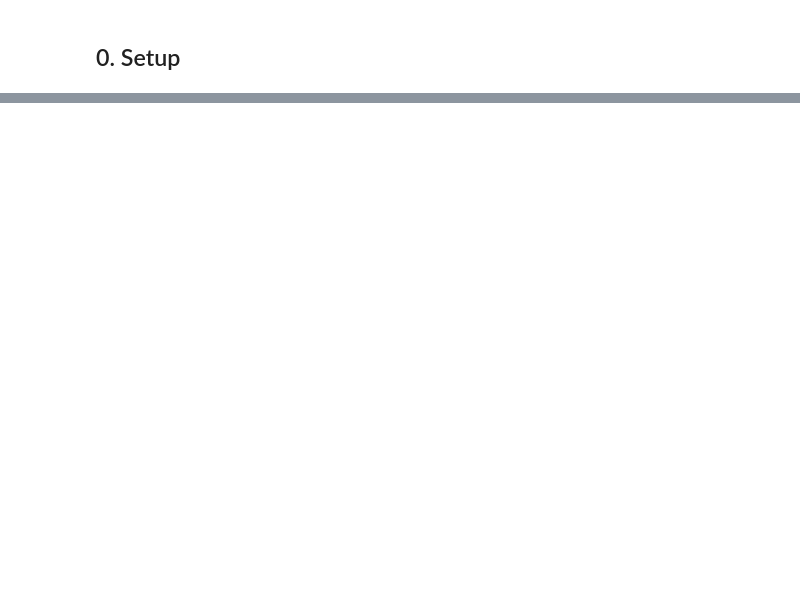
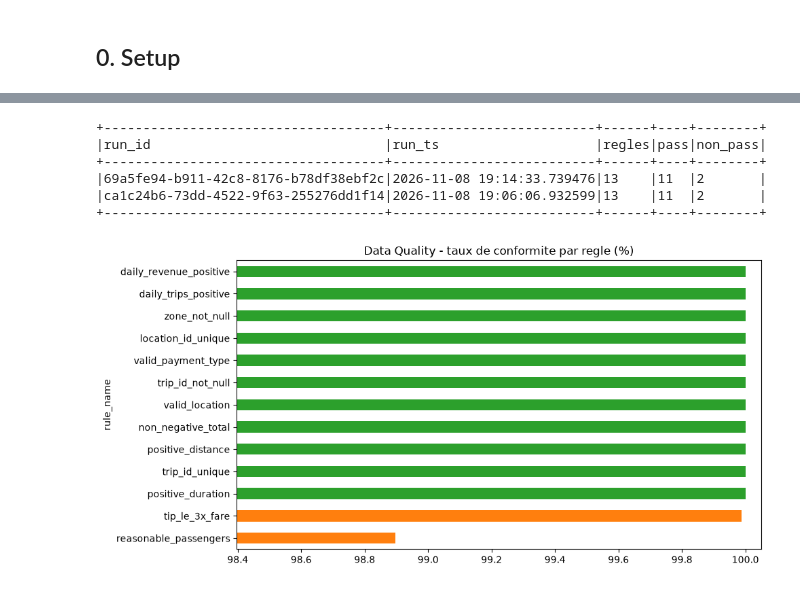
Before and after one commit to marouanemrf/Lakehouse-Databricks, a Jupyter notebook: Phase 06 — Data Quality.ipynb, the cells around one changed output, grey strips where cells are left out. Saved outputs shown, nothing was run; the diff lists cells and outputs as text; code cells hidden in the pictures; blank space fills up the shorter version.

```diff
--- a/Phase 06 — Data Quality.ipynb
+++ b/Phase 06 — Data Quality.ipynb
@@ -23,0 +35,3 @@ from pyspark.sql.types import *
+# %%
+rules = build_dq_rules(T_SILVER_TRIPS, T_SILVER_ZONES, T_GOLD_DAILY_KPIS)
+pd.DataFrame(rules)[["table", "rule", "severity", "type", "column", "condition"]].fillna("")
@@ -27,0 +162,7 @@ from pyspark.sql.types import *
+# %%
+run_id = str(uuid.uuid4())
+dq_results = run_dq_checks(spark, rules, run_id)
+
+dq_results.write.format("delta").mode("append").saveAsTable(T_DQ_RESULTS)
+print("run_id:", run_id)
+dq_results.drop("run_id", "run_ts").toPandas()
@@ -27,0 +207,25 @@ from pyspark.sql.types import *
+# %%
+# Historique des executions (une ligne par run)
+spark.sql(f"""
+SELECT run_id, MIN(run_ts) AS run_ts, COUNT(*) AS regles,
+       SUM(CASE WHEN status = 'PASS' THEN 1 ELSE 0 END) AS pass,
+       SUM(CASE WHEN status <> 'PASS' THEN 1 ELSE 0 END) AS non_pass
+FROM {T_DQ_RESULTS} GROUP BY run_id ORDER BY run_ts DESC LIMIT 10
+""").show(truncate=False)
+# %% [output]
++------------------------------------+--------------------------+------+----+--------+
+|run_id                              |run_ts                    |regles|pass|non_pass|
++------------------------------------+--------------------------+------+----+--------+
+|69a5fe94-b911-42c8-8176-b78df38ebf2c|2026-11-08 19:14:33.739476|13    |11  |2       |
+|ca1c24b6-73dd-4522-9f63-255276dd1f14|2026-11-08 19:06:06.932599|13    |11  |2       |
++------------------------------------+--------------------------+------+----+--------+
+# %%
+import matplotlib.pyplot as plt
+rep = dq_results.toPandas().sort_values("pass_rate")
+colors = ["tab:red" if (s != "PASS" and sev == "critical") else "tab:orange" if s != "PASS" else "tab:green"
+          for s, sev in zip(rep.status, rep.severity)]
+ax = rep.plot.barh(x="rule_name", y="pass_rate", color=colors, legend=False, figsize=(10, 5),
+                   title="Data Quality - taux de conformite par regle (%)")
+ax.set_xlim(rep.pass_rate.min() - 0.5, 100.05); plt.tight_layout(); plt.show()
+# %% [output]
+[figure, added]
```
Also changed, not shown: parts of 20 cells of this notebook, 25 other files.
